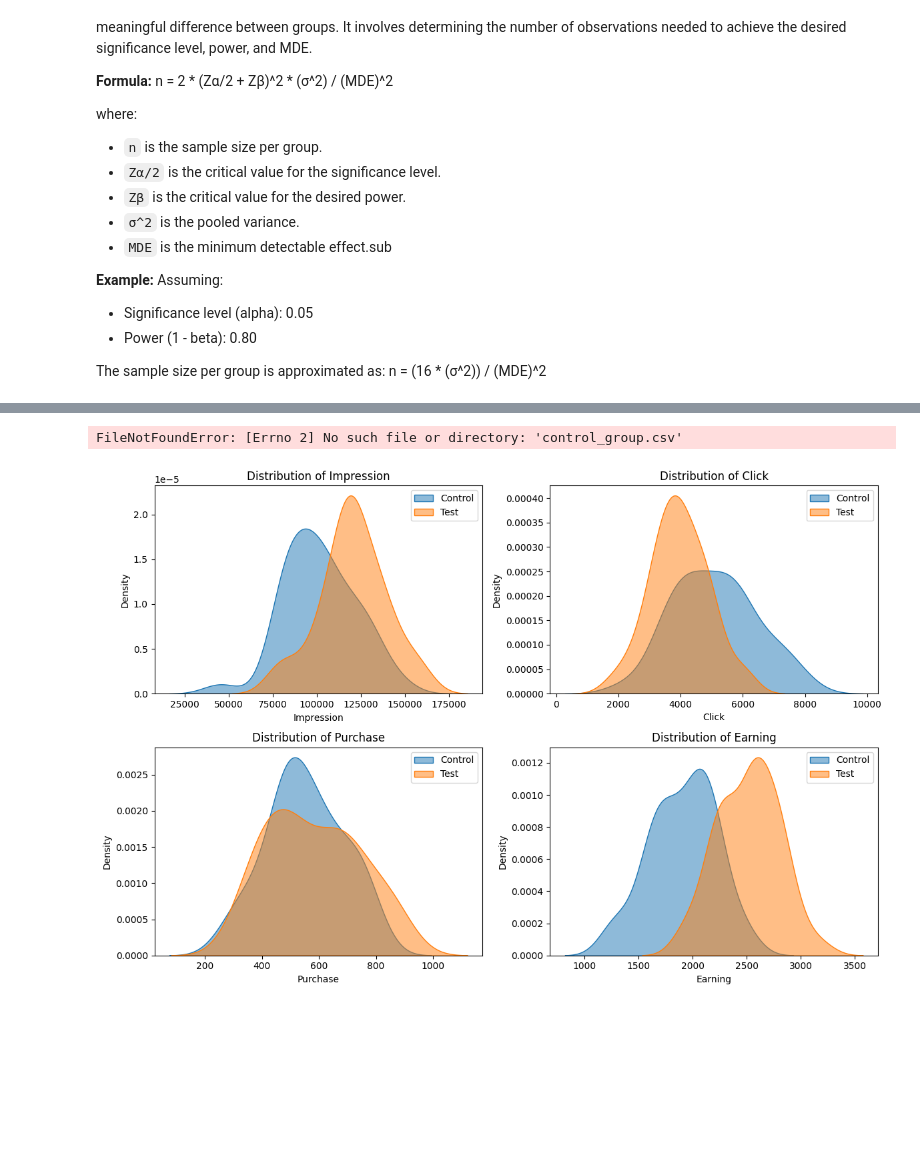
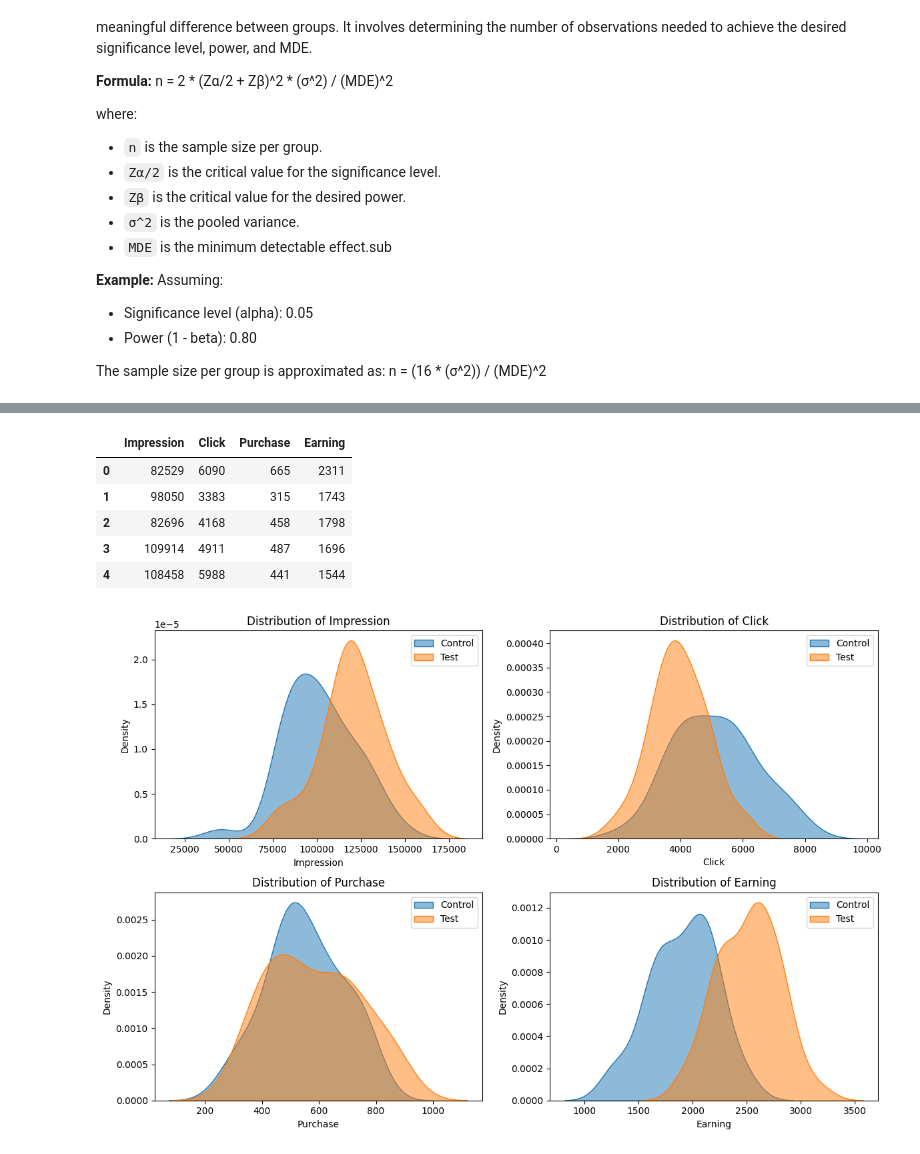
Before and after one commit to nee1k/ab_testing, a Jupyter notebook: Social_Media_A_B_Testing.ipynb, the cells around one changed output, grey strips where cells are left out. Saved outputs shown, nothing was run; the diff lists cells and outputs as text; code cells hidden in the pictures; blank space fills up the shorter version.

```diff
--- a/Social_Media_A_B_Testing.ipynb
+++ b/Social_Media_A_B_Testing.ipynb
@@ -97,11 +106,14 @@ print(sample_size.astype('int'))
 # %%
-
-
 control_df = pd.read_csv("/content/drive/MyDrive/AB Testing/control_group.csv")
-test_df = pd.read_csv("/content/drive/MyDrive/AB Testing/control_group.csv")
+test_df = pd.read_csv("/content/drive/MyDrive/AB Testing/test_group.csv")
 control_df.head()
 # %% [output]
-FileNotFoundError: [Errno 2] No such file or directory: 'control_group.csv'
+|  | Impression | Click | Purchase | Earning |
+| 0 | 82529 | 6090 | 665 | 2311 |
+| 1 | 98050 | 3383 | 315 | 1743 |
+| 2 | 82696 | 4168 | 458 | 1798 |
+| 3 | 109914 | 4911 | 487 | 1696 |
+| 4 | 108458 | 5988 | 441 | 1544 |
 # %%
 import matplotlib.pyplot as plt
 import seaborn as sns
```
Also changed, not shown: parts of 12 cells of this notebook.
